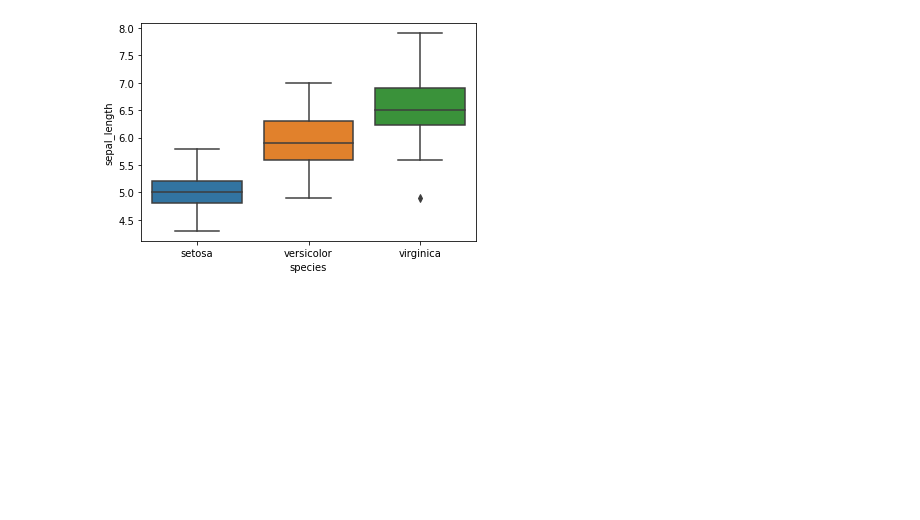
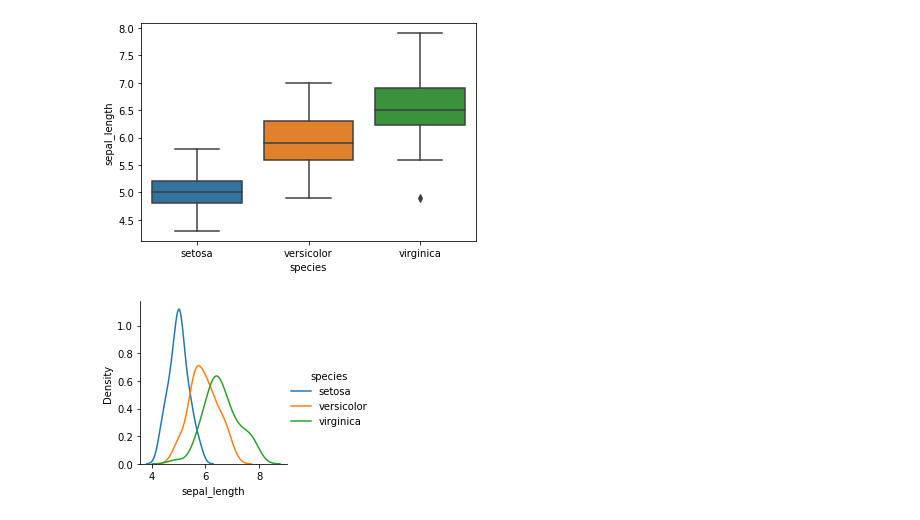
Before and after one commit to AnjulGupta12/Machine-Learning-Project, a Jupyter notebook: ML_project.ipynb, the cells around one changed output. Saved outputs shown, nothing was run; the diff lists cells and outputs as text; code cells hidden in the pictures; blank space fills up the shorter version.

```diff
--- a/ML_project.ipynb
+++ b/ML_project.ipynb
@@ -193,3 +195,11 @@ sns.boxplot(x="species", y="sepal_length", data=iris)
 # %% [output]
 <matplotlib.axes._subplots.AxesSubplot at 0x...>
 [figure]
+# %%
+# Kernel Distribution Estimate(kde plot)
+sns.FacetGrid(iris, hue="species", height=3) \
+   .map(sns.kdeplot,"sepal_length")  \
+   .add_legend()
+plt.show()
+# %% [output]
+[figure, added]
```
Also changed, not shown: parts of 24 cells of this notebook.
